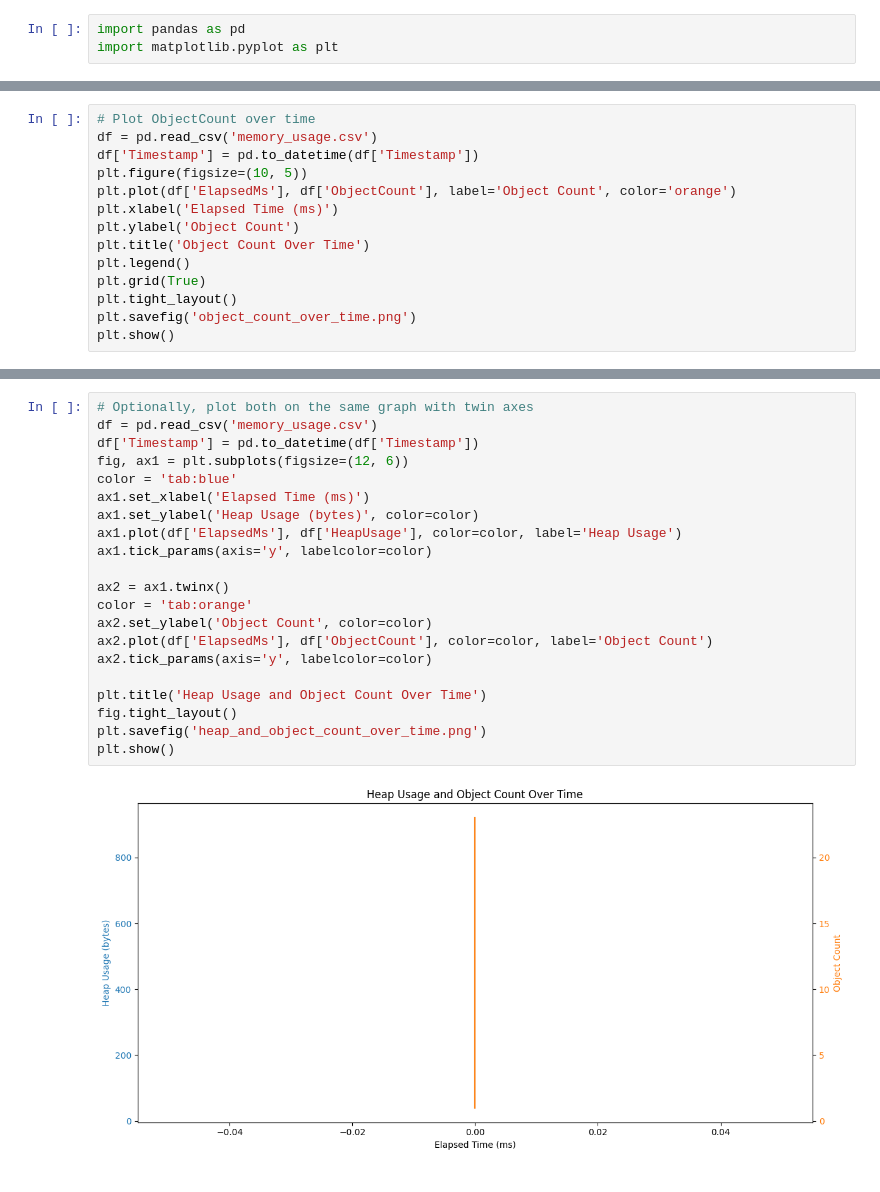
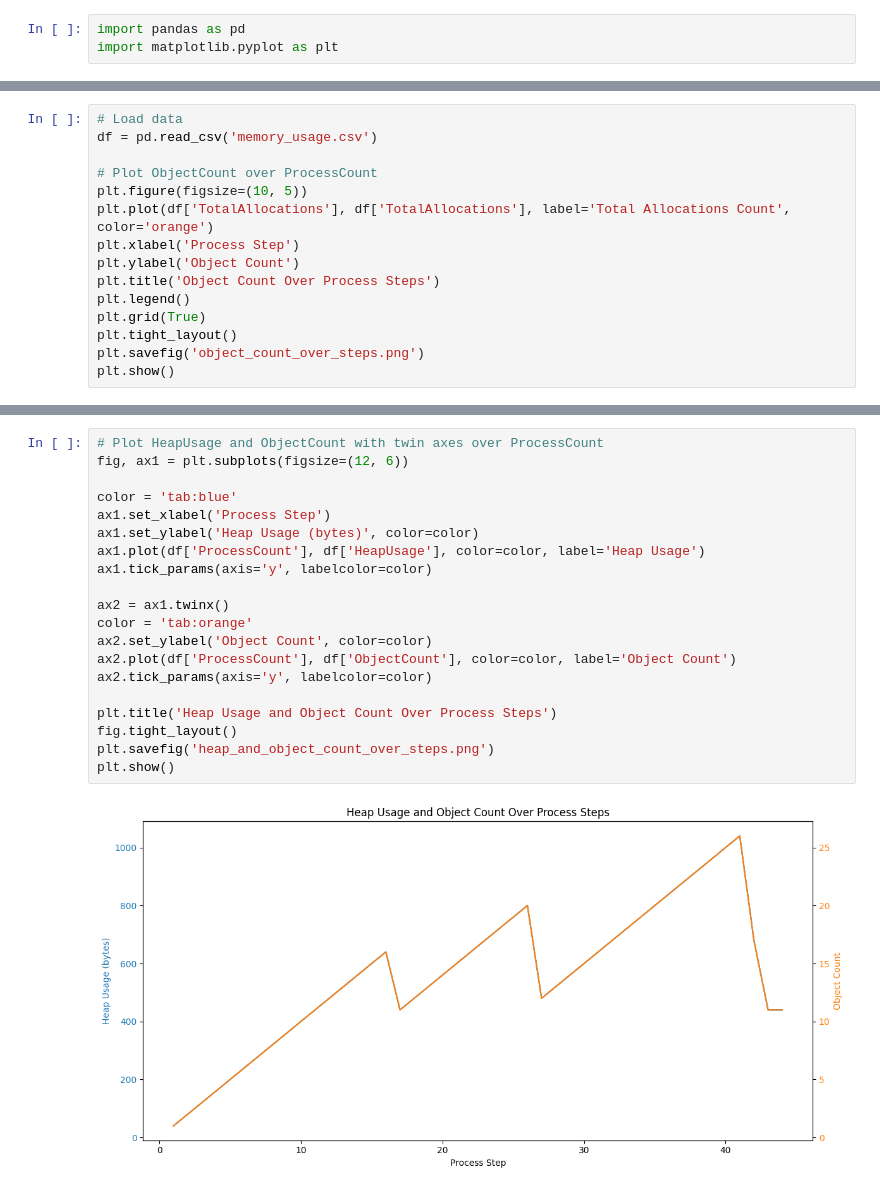
Before and after one commit to NgDinhKhiem/Jeve, a Jupyter notebook: test_jeve.ipynb, the cells around one changed output, grey strips where cells are left out. Drawn from its saved outputs; the diff is of its cells as text.

```diff
--- a/test_jeve.ipynb
+++ b/test_jeve.ipynb
@@ -23,15 +21,16 @@ plt.show()
 # %%
-# Plot ObjectCount over time
+# Load data
 df = pd.read_csv('memory_usage.csv')
-df['Timestamp'] = pd.to_datetime(df['Timestamp'])
+
+# Plot ObjectCount over ProcessCount
 plt.figure(figsize=(10, 5))
-plt.plot(df['ElapsedMs'], df['ObjectCount'], label='Object Count', color='orange')
-plt.xlabel('Elapsed Time (ms)')
+plt.plot(df['TotalAllocations'], df['TotalAllocations'], label='Total Allocations Count', color='orange')
+plt.xlabel('Process Step')
 plt.ylabel('Object Count')
-plt.title('Object Count Over Time')
+plt.title('Object Count Over Process Steps')
 plt.legend()
 plt.grid(True)
 plt.tight_layout()
-plt.savefig('object_count_over_time.png')
+plt.savefig('object_count_over_steps.png')
 plt.show()
 # %% [output]
@@ -39,23 +53,22 @@ plt.show()
 # %%
-# Optionally, plot both on the same graph with twin axes
-df = pd.read_csv('memory_usage.csv')
-df['Timestamp'] = pd.to_datetime(df['Timestamp'])
+# Plot HeapUsage and ObjectCount with twin axes over ProcessCount
 fig, ax1 = plt.subplots(figsize=(12, 6))
+
 color = 'tab:blue'
-ax1.set_xlabel('Elapsed Time (ms)')
+ax1.set_xlabel('Process Step')
 ax1.set_ylabel('Heap Usage (bytes)', color=color)
-ax1.plot(df['ElapsedMs'], df['HeapUsage'], color=color, label='Heap Usage')
+ax1.plot(df['ProcessCount'], df['HeapUsage'], color=color, label='Heap Usage')
 ax1.tick_params(axis='y', labelcolor=color)
 
 ax2 = ax1.twinx()
 color = 'tab:orange'
 ax2.set_ylabel('Object Count', color=color)
-ax2.plot(df['ElapsedMs'], df['ObjectCount'], color=color, label='Object Count')
+ax2.plot(df['ProcessCount'], df['ObjectCount'], color=color, label='Object Count')
 ax2.tick_params(axis='y', labelcolor=color)
 
-plt.title('Heap Usage and Object Count Over Time')
+plt.title('Heap Usage and Object Count Over Process Steps')
 fig.tight_layout()
-plt.savefig('heap_and_object_count_over_time.png')
+plt.savefig('heap_and_object_count_over_steps.png')
 plt.show()
 # %% [output]
-[figure, old version]
+[figure, new version]
```
Also changed, not shown: parts of 4 cells of this notebook, 22 other files.
